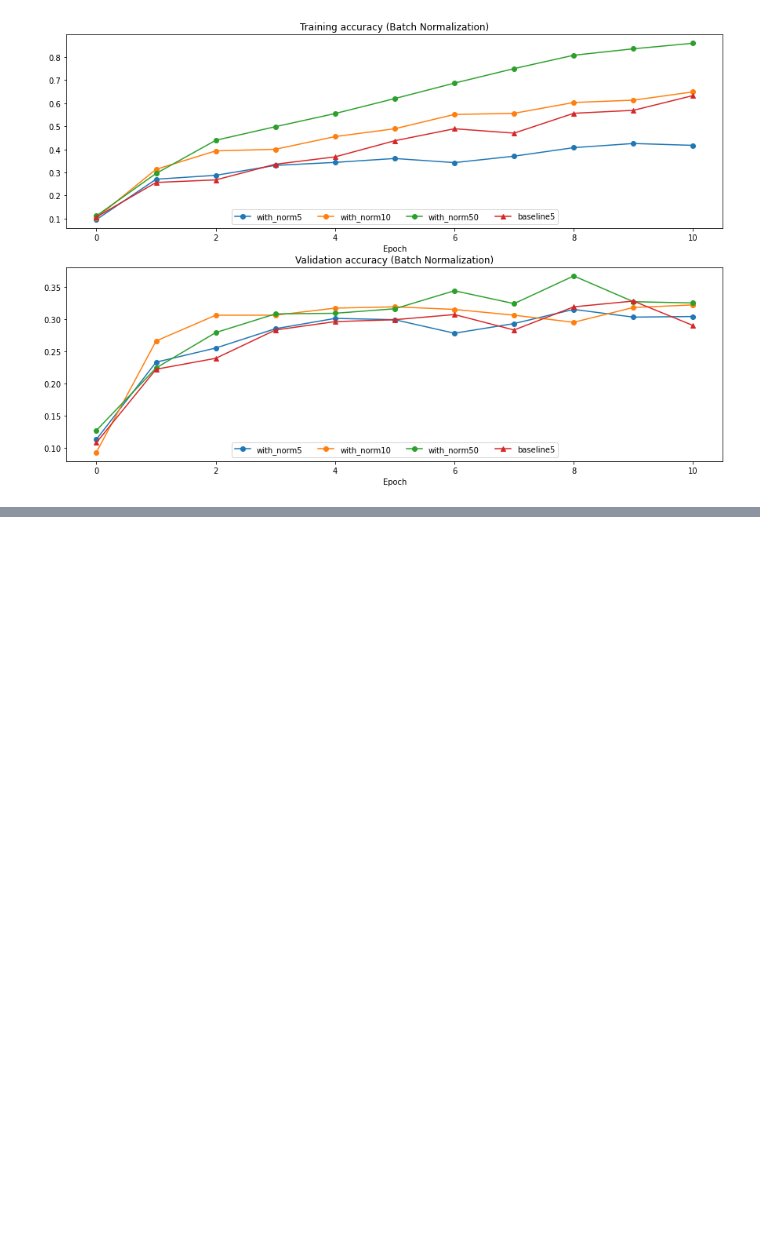
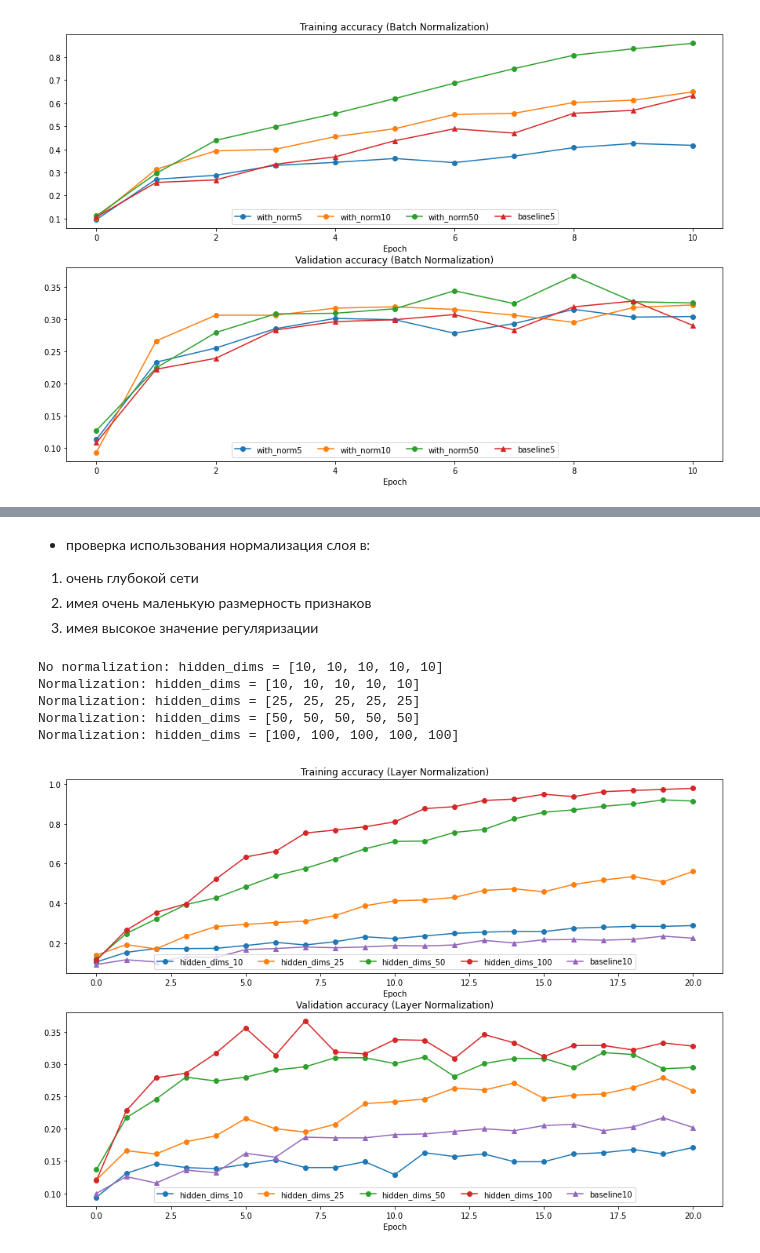
Before and after one commit to exp20/cs231n, a Jupyter notebook: assignment2/BatchNormalization.ipynb, the cells around one changed output, grey strips where cells are left out. Drawn from its saved outputs; the diff is of its cells as text; code cells hidden in the pictures; blank space fills up the shorter version.

Commit message:
assignment 2. Complete: BatchNormalization, Dropout, FullyConnectedNets

```diff
--- a/assignment2/BatchNormalization.ipynb
+++ b/assignment2/BatchNormalization.ipynb
@@ -707,0 +758,5 @@ When is layer normalization likely to not work well, and why?
+# %% [markdown]
+- проверка использования нормализация слоя в:
+1. очень глубокой сети
+2. имея очень маленькую размерность признаков
+3. имея высокое значение регуляризации
@@ -707,0 +830,37 @@ When is layer normalization likely to not work well, and why?
+# %%
+def plot_training_history2(title, label, baseline, test_param_solvers, plot_fn, param_label, bl_marker='.', bn_marker='.', labels=None):
+    """utility function for plotting training history"""
+    plt.title(title)
+    plt.xlabel(label)
+    test_param_plots = [plot_fn(solver) for solver in test_param_solvers]
+    bl_plot = plot_fn(baseline)
+    num_test_param_plot = len(test_param_plots)
+    for i in range(num_test_param_plot):
+        label=param_label +"_"
+        if labels is not None:
+            label += str(labels[i])
+        plt.plot(test_param_plots[i], bn_marker, label=label)
+    label='baseline'
+    if labels is not None:
+        label += str(labels[0])
+    plt.plot(bl_plot, bl_marker, label=label)
+    plt.legend(loc='lower center', ncol=num_test_param_plot+1)
+# %%
+layer_norm_solvers, default_solver = run_layernorm_experiments('layernorm', test_parameter = {"hidden_dims": [5*[10],5*[25],5*[50],5*[100]]})
+
+plt.subplot(2, 1, 1)
+plot_training_history2('Training accuracy (Layer Normalization)','Epoch', default_solver, layer_norm_solvers, \
+                      lambda x: x.train_acc_history, param_label = "hidden_dims", bl_marker='-^', bn_marker='-o', labels=[10, 25, 50, 100])
+plt.subplot(2, 1, 2)
+plot_training_history2('Validation accuracy (Layer Normalization)','Epoch', default_solver, layer_norm_solvers, \
+                      lambda x: x.val_acc_history, param_label = "hidden_dims", bl_marker='-^', bn_marker='-o', labels=[10, 25, 50, 100])
+
+plt.gcf().set_size_inches(15, 10)
+plt.show()
+# %% [output]
+No normalization: hidden_dims = [10, 10, 10, 10, 10]
+Normalization: hidden_dims = [10, 10, 10, 10, 10]
+Normalization: hidden_dims = [25, 25, 25, 25, 25]
+Normalization: hidden_dims = [50, 50, 50, 50, 50]
+Normalization: hidden_dims = [100, 100, 100, 100, 100]
+[figure, added]
```
Also changed, not shown: parts of 23 cells of this notebook, 3 other files.
